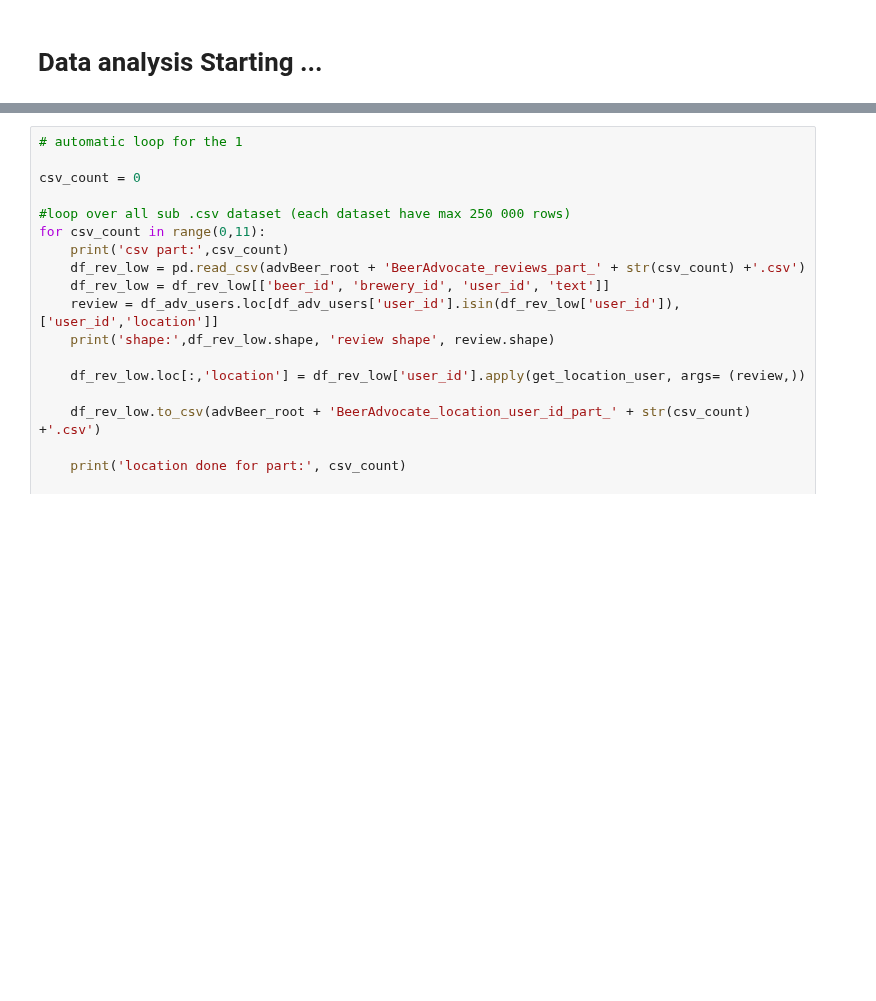
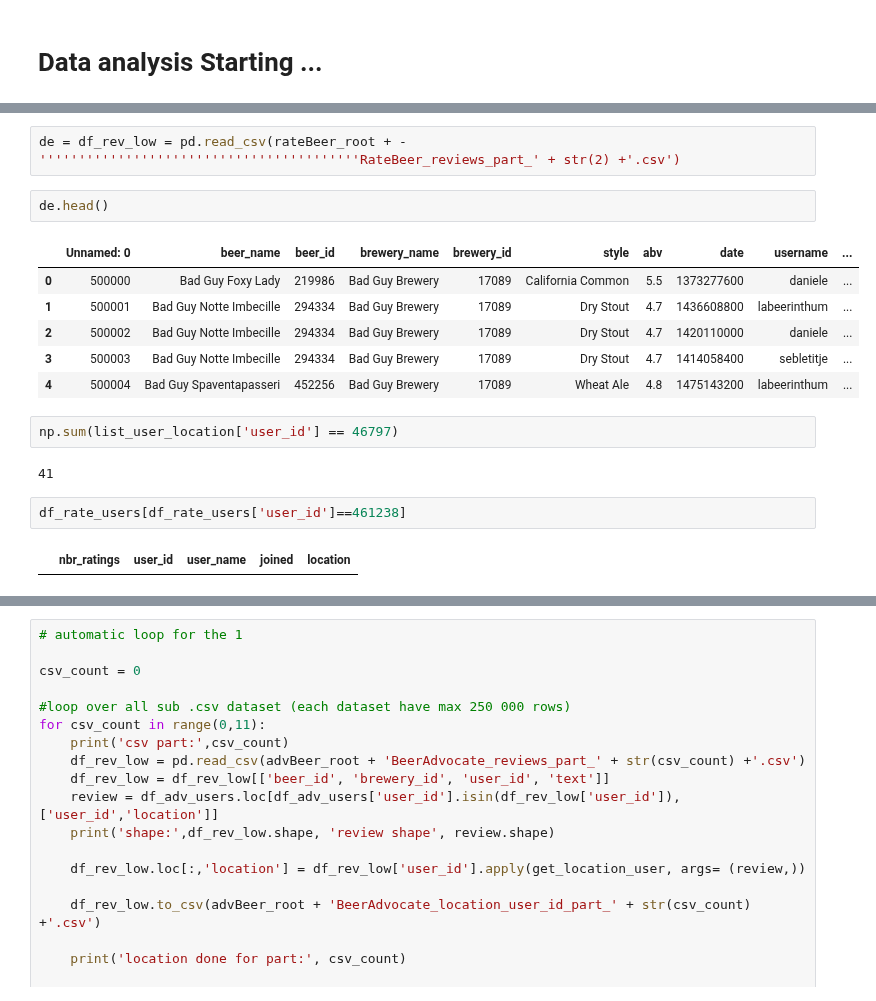
Before and after one commit to epfl-ada/ada-2022-project-hotchocolate, a Jupyter notebook: happyness.ipynb, the cells around one changed output, grey strips where cells are left out. Saved outputs shown, nothing was run; the diff lists cells and outputs as text; blank space fills up the shorter version.

```diff
--- a/happyness.ipynb
+++ b/happyness.ipynb
@@ -223,0 +206,19 @@ df_rb.head(n=20)
+# %%
+de = df_rev_low = pd.read_csv(rateBeer_root + -'''''''''''''''''''''''''''''''''''''''''RateBeer_reviews_part_' + str(2) +'.csv')
+# %%
+de.head()
+# %% [output]
+|  | Unnamed: 0 | beer_name | beer_id | brewery_name | brewery_id | style | abv | date | username | ... |
+| 0 | 500000 | Bad Guy Foxy Lady | 219986 | Bad Guy Brewery | 17089 | California Common | 5.5 | 1373277600 | daniele | ... |
+| 1 | 500001 | Bad Guy Notte Imbecille | 294334 | Bad Guy Brewery | 17089 | Dry Stout | 4.7 | 1436608800 | labeerinthum | ... |
+| 2 | 500002 | Bad Guy Notte Imbecille | 294334 | Bad Guy Brewery | 17089 | Dry Stout | 4.7 | 1420110000 | daniele | ... |
+| 3 | 500003 | Bad Guy Notte Imbecille | 294334 | Bad Guy Brewery | 17089 | Dry Stout | 4.7 | 1414058400 | sebletitje | ... |
+| 4 | 500004 | Bad Guy Spaventapasseri | 452256 | Bad Guy Brewery | 17089 | Wheat Ale | 4.8 | 1475143200 | labeerinthum | ... |
+# %%
+np.sum(list_user_location['user_id'] == 46797)
+# %% [output]
+41
+# %%
+df_rate_users[df_rate_users['user_id']==461238]
+# %% [output]
+|  | nbr_ratings | user_id | user_name | joined | location |
```
Also changed, not shown: parts of 44 cells of this notebook.
